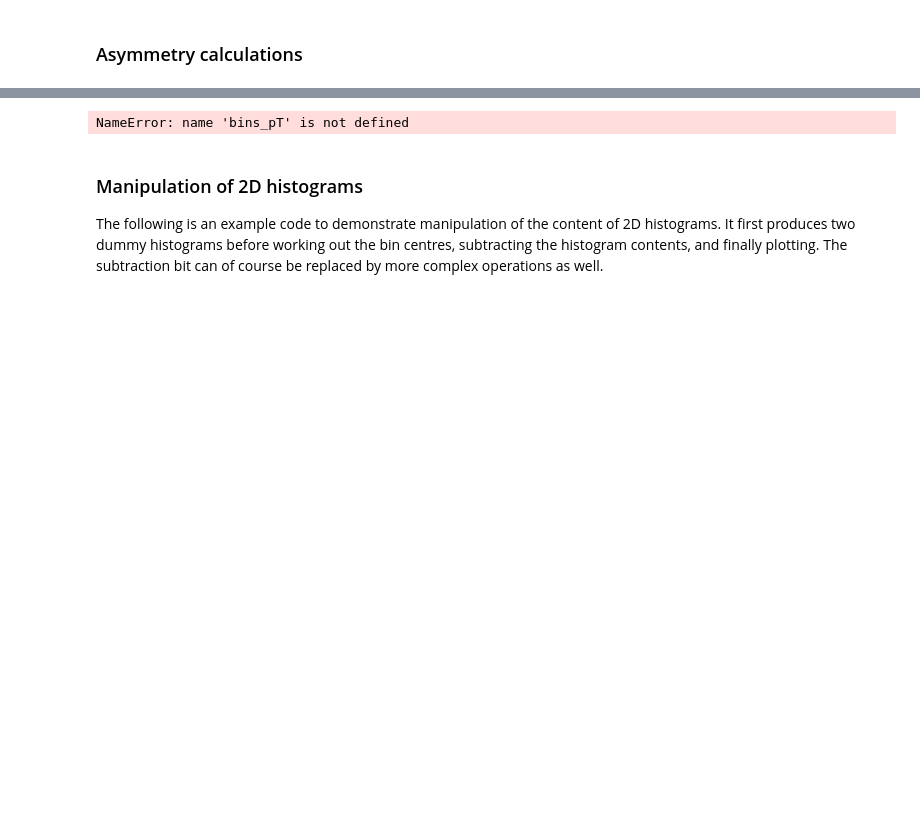
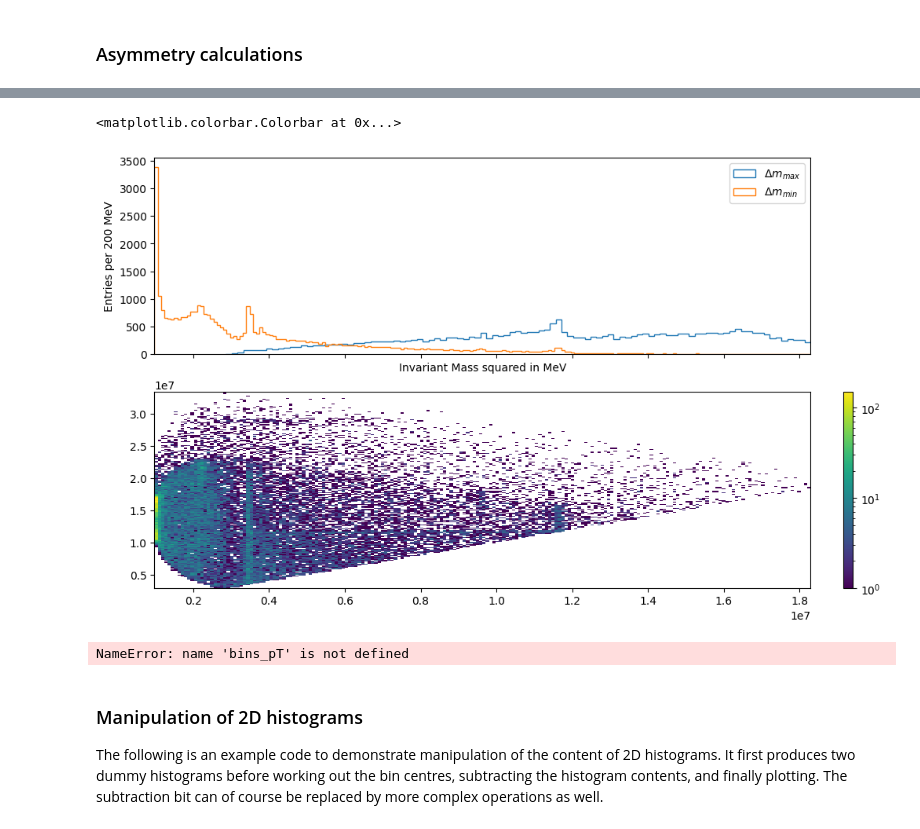
Before and after one commit to damianfrench/MatterAntimatterLab, a Jupyter notebook: Analysis_example.ipynb, the cells around one changed output, grey strips where cells are left out. Saved outputs shown, nothing was run; the diff lists cells and outputs as text; code cells hidden in the pictures; blank space fills up the shorter version.

```diff
--- a/Analysis_example.ipynb
+++ b/Analysis_example.ipynb
@@ -468,6 +468,9 @@ total_removal_mask=total_mask1 & total_mask2
 
 m_B_all=m_B_all[total_removal_mask]
 
+dalitz_plot_m_low=m_low_all
+dalitz_plot_m_high=m_high_all
+
 m_high_all=m_high_all[total_mask1]
 m_low_all=m_low_all[total_mask2]
 
@@ -984,2 +1033,77 @@ assymetry with root=  -0.05551336420566514
 -43317.04198444501
 -48945.224686078276
+# %%
+# Plot some histograms -- NOTE: this can take several minutes
+
+# This line produces two plots side-by-side.
+# It's still useful just for one plot as you can set the size and get the fig,ax objects
+fig, ax = plt.subplots(nrows=2, ncols=1, figsize=(10, 6),layout='constrained',sharex=True)
+fig.subplots_adjust(wspace=0.3) # increase horizontal space between plots
+
+# This plots two 1D-histograms.
+# The color is changed automatically, the styles are set by hand
+# keep hold of the pT histogram data for fitting later
+print('Plotting 1D histogram')
+# values_m_B,bins_m_B,patches_m_B = ax[0].hist(m_B_all, bins = 200, range = [5000, 6000],histtype='step',label='$m_{B}$')
+# values_m_R12,bins_m_R12,patches_m_R12 = ax[0].hist(m_high_all, bins = 200, range = [0, 6000],histtype='step',label='$m_{max}$')
+# values_m_R13,bins_m_R13,patches_m_R13 = ax[0].hist(m_low_all, bins = 200, range = [0, 6000],histtype='step',label='$m_{min}$')
+
+ax[0].hist(dalitz_plot_m_high**2,bins=200,histtype='step',label='$\Delta m_{max}$')
+ax[0].hist(dalitz_plot_m_low**2,bins=200,histtype='step',label='$\Delta m_{min}$')
+
+
+# values_m_B,bins_m_B,patches_m_B = ax[2].hist(m_B_all, bins = 200, weights=(1/m_B_all_uncertainties),range = [5000, 6000],histtype='step',label='$m_{B}$')
+# values_m_R12,bins_m_R12,patches_m_R12 = ax[2].hist(m_high_all, bins = 200,weights=(1/m_high_all_uncertainties), range = [0, 6000],histtype='step',label='$m_{max}$')
+# values_m_R13,bins_m_R13,patches_m_R13 = ax[3].hist(m_low_all, bins = 200,weights=(1/m_low_all_uncertainties), range = [0, 6000],histtype='step',label='$m_{min}$',color='g')
+
+# # phi strange-antistrange
+# ax[0].axvline(1019.461,color='red')
+# #f'_2 - mainly strange-anti-strange with some up-anti-up and down-antidown
+# ax[0].axvline(1512,color='red')
+# #eta - even mix of up-anti-up, down-antidown and strange-antistrange
+# ax[0].axvline(1475,color='red')
+# #rho - mainly up-anti-up and down-antidown
+# ax[0].axvline(1450,color='red')
+# # D_0 charm antiup
+# ax[0].axvline(1864.84,color='red')
+
+# # 2-3 GeV region is mainly comprised of excited light meson states.
+
+# # J/psi charm-anticharm
+# ax[0].axvline(3096.9,color='red')
+# #chi_c0 charm-anticharm
+# ax[0].axvline(3414.71,color='red')
+# # Charmonium (excited) states) and tetra quark candidates in the region of 4GeV - 4.5 GeV
+# ax[0].axvline(4100,color='red')
+
+# #slight peak before could be from particle misidentification from choosing the wrong kaon candidate.
+
+# # B meson
+# ax[0].axvline(5279,color='k',linestyle='--')
+
+
+# peaks,_=scipy.signal.find_peaks(values_m_B,height=25)
+# widths,width_heights,pos_left,pos_right=scipy.signal.peak_widths(values_m_B,peaks,rel_height=0.5)
+# int_pos_right=int(np.floor(pos_right[0]))
+# int_pos_left=int(np.floor(pos_left[0]))
+# print(bins_m_B[peaks],values_m_B[peaks])
+# print((m_B.max()-m_B.min())/2000)
+# ax.scatter(bins_m_B[peaks],values_m_B[peaks],color='red')
+# ax.hlines(0.5*values_m_B[peaks],bins_m_B[int_pos_left],bins_m_B[int_pos_right],color='red')
+#ax[0].hist(pZ, bins = 200, range = [0, 100000],histtype='stepfilled',alpha=0.3,label='$p_{z}$')
+
+ax[0].set_xlabel('Invariant Mass squared in MeV')
+ax[0].set_ylabel('Entries per 200 MeV')
+ax[0].legend()
+# ax[2].set_xlabel('Weighted Mass in MeV')
+# ax[2].set_ylabel('Entries per 200 MeV')
+# ax[2].legend()
+# ax[3].set_xlabel('Weighted Mass in MeV')
+# ax[3].set_ylabel('Entries per 200 MeV')
+# ax[3].legend()
+# plt.savefig('./plots/invariant_masses_particles_labelled_with_uncertainties.png')
+
+
+h2d=ax[1].hist2d(dalitz_plot_m_low**2,dalitz_plot_m_high**2,bins=200,norm=colors.LogNorm())
+fig.colorbar(h2d[3],ax=ax[1])
+# %% [output]
@@ -986,3 +1111,5 @@ assymetry with root=  -0.05551336420566514
+<matplotlib.colorbar.Colorbar at 0x...>
+[figure, added]
 # %%
 # decaying exponential function
 def exponential(x, norm, decay):
```
Also changed, not shown: parts of 5 cells of this notebook.
